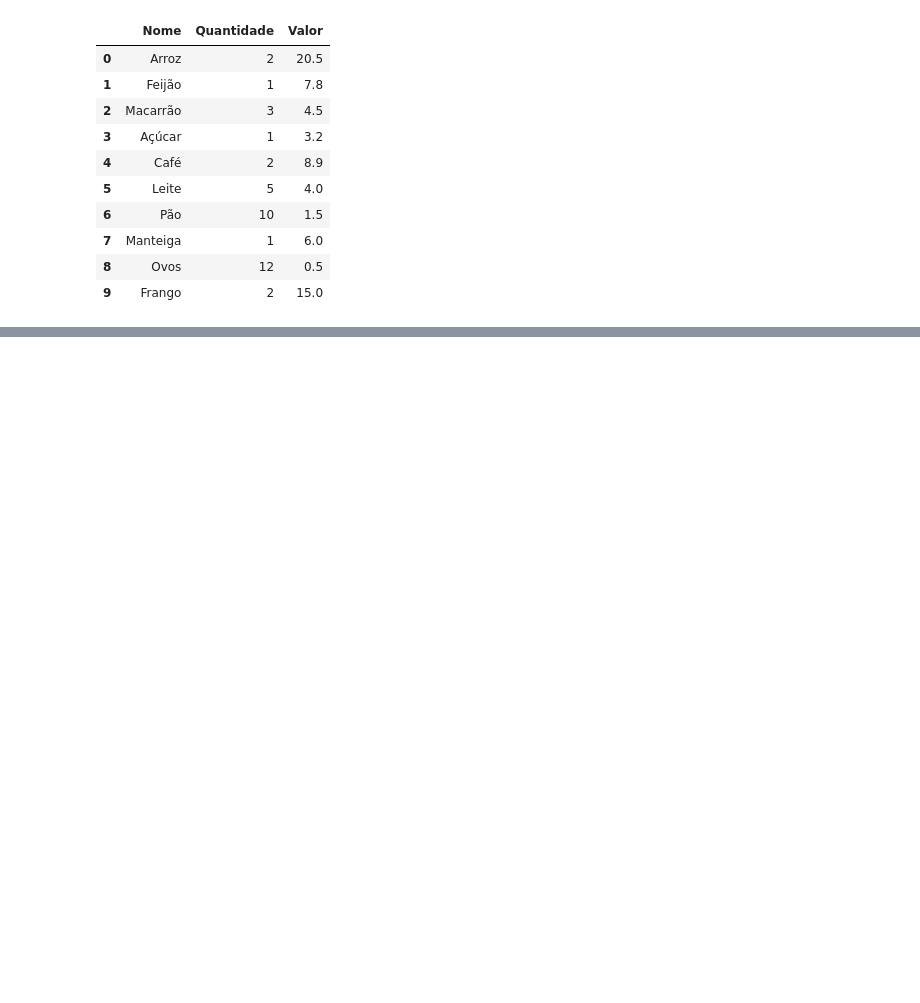
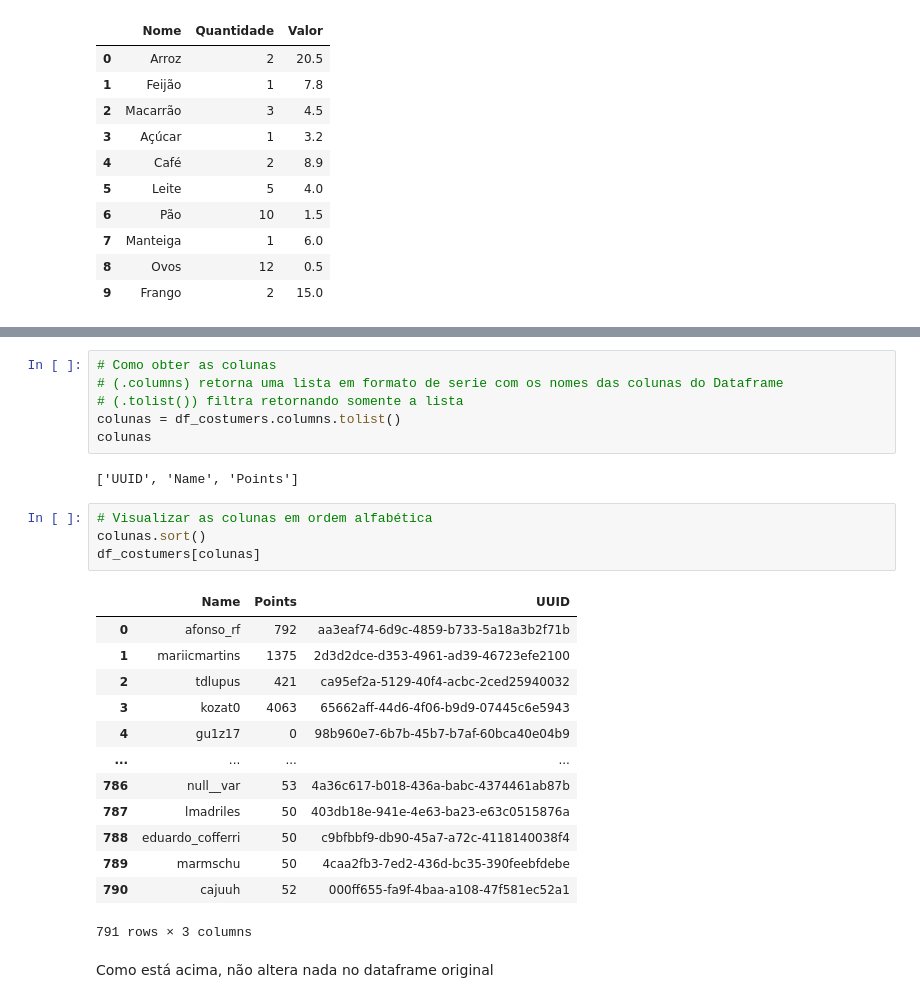
Before and after one commit to JhonCostaDev/Desbravando-Pandas, a Jupyter notebook: dia_2/import_csv.ipynb, the cells around one changed output, grey strips where cells are left out. Drawn from its saved outputs; the diff is of its cells as text; blank space fills up the shorter version.

```diff
--- a/dia_2/import_csv.ipynb
+++ b/dia_2/import_csv.ipynb
@@ -461,0 +499,28 @@ df_mercado
+# %%
+# Como obter as colunas
+# (.columns) retorna uma lista em formato de serie com os nomes das colunas do Dataframe
+# (.tolist()) filtra retornando somente a lista
+colunas = df_costumers.columns.tolist()
+colunas
+# %% [output]
+['UUID', 'Name', 'Points']
+# %%
+# Visualizar as colunas em ordem alfabética
+colunas.sort()
+df_costumers[colunas]
+# %% [output]
+|  | Name | Points | UUID |
+| 0 | afonso_rf | 792 | aa3eaf74-6d9c-4859-b733-5a18a3b2f71b |
+| 1 | mariicmartins | 1375 | 2d3d2dce-d353-4961-ad39-46723efe2100 |
+| 2 | tdlupus | 421 | ca95ef2a-5129-40f4-acbc-2ced25940032 |
+| 3 | kozat0 | 4063 | 65662aff-44d6-4f06-b9d9-07445c6e5943 |
+| 4 | gu1z17 | 0 | 98b960e7-6b7b-45b7-b7af-60bca40e04b9 |
+| ... | ... | ... | ... |
+| 786 | null__var | 53 | 4a36c617-b018-436a-babc-4374461ab87b |
+| 787 | lmadriles | 50 | 403db18e-941e-4e63-ba23-e63c0515876a |
+| 788 | eduardo_cofferri | 50 | c9bfbbf9-db90-45a7-a72c-4118140038f4 |
+| 789 | marmschu | 50 | 4caa2fb3-7ed2-436d-bc35-390feebfdebe |
+| 790 | cajuuh | 52 | 000ff655-fa9f-4baa-a108-47f581ec52a1 |
+791 rows × 3 columns
+# %% [markdown]
+Como está acima, não altera nada no dataframe original
```
Also changed, not shown: parts of 12 cells of this notebook, 3 other files.
